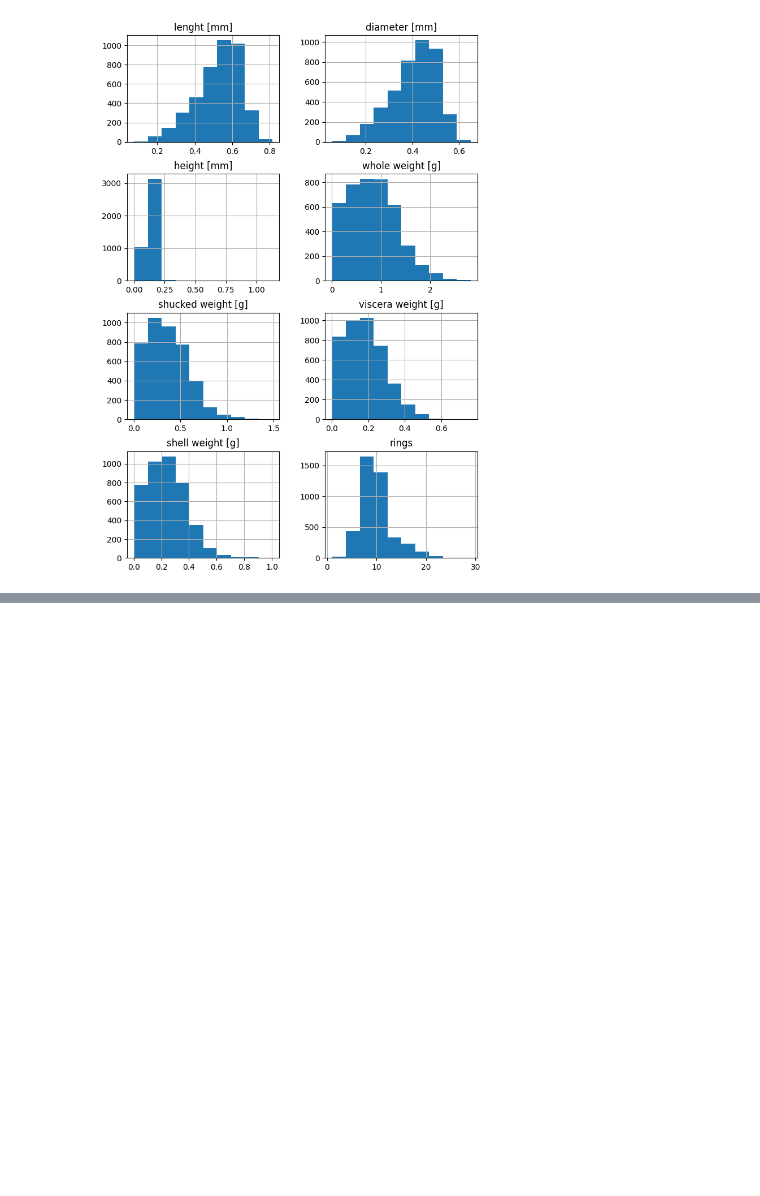
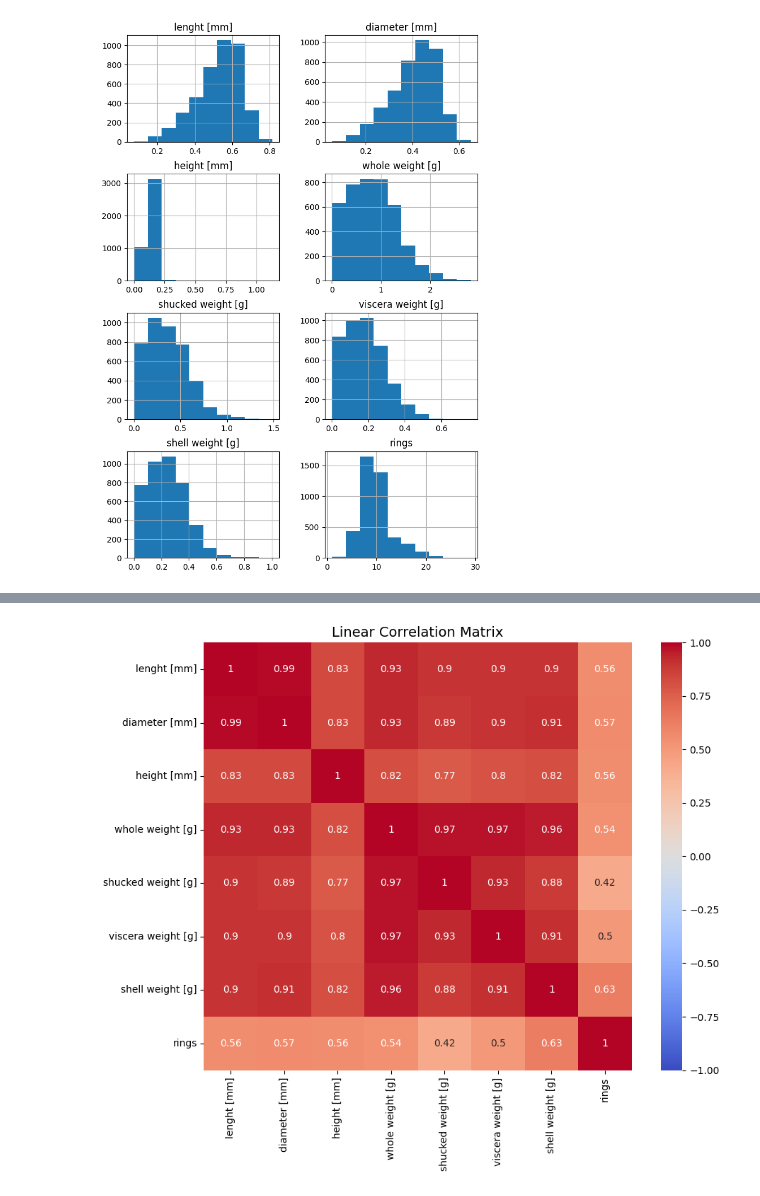
Before and after one commit to Sw3eT1/PY, a Jupyter notebook: Assignment 1/Assignment 1.ipynb, the cells around one changed output, grey strips where cells are left out. Cells and saved outputs as stored; diff of their text form; code cells hidden in the pictures; blank space fills up the shorter version.

```diff
--- a/Assignment 1/Assignment 1.ipynb
+++ b/Assignment 1/Assignment 1.ipynb
@@ -67,0 +96,8 @@ array([[<Axes: title={'center': 'lenght [mm]'}>,
+# %%
+corr_matrix = quantitative_values.corr().round(2)
+
+linear_correlation_matrix_table = pd.DataFrame(
+    corr_matrix
+)
+
+linear_correlation_matrix_table
@@ -67,0 +114,15 @@ array([[<Axes: title={'center': 'lenght [mm]'}>,
+# %%
+plt.figure(figsize=(10, 8))
+sbn.heatmap(
+    linear_correlation_matrix_table,
+    annot=True,
+    cmap='coolwarm',
+    center=0,
+    vmin=-1, vmax=1,
+    square=True
+)
+plt.title("Linear Correlation Matrix", fontsize=14)
+plt.tight_layout()
+plt.show()
+# %% [output]
+[figure, added]
```
Also changed, not shown: parts of 4 cells of this notebook.
